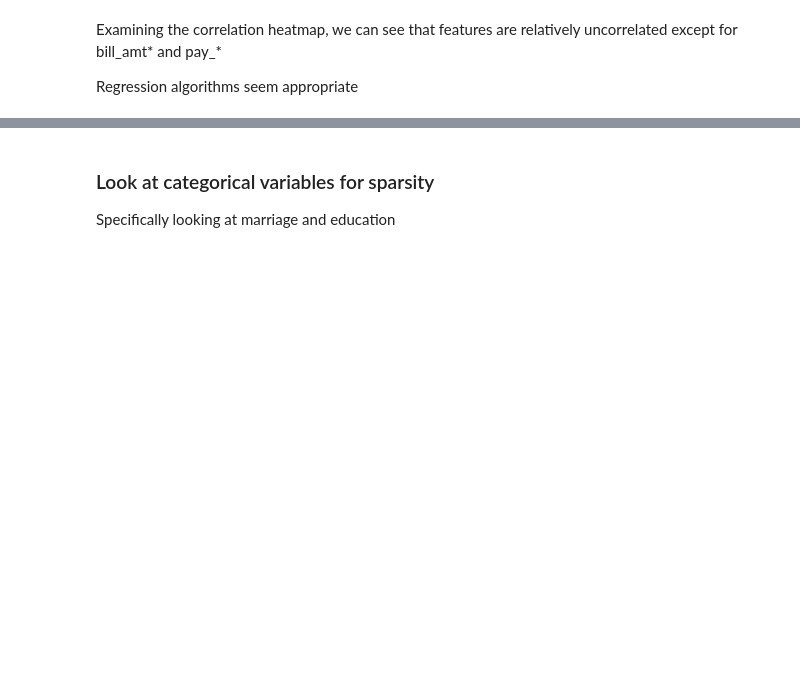
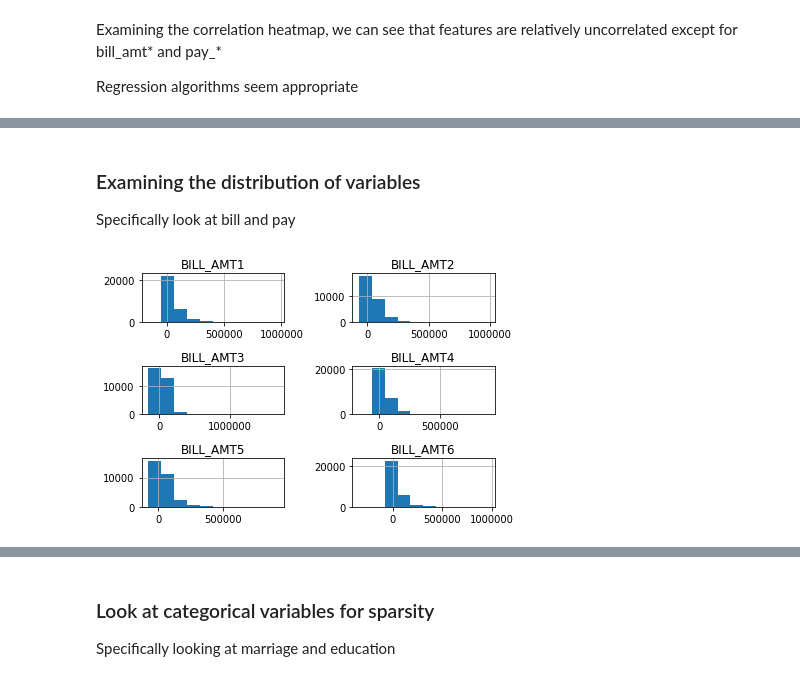
Before and after one commit to ewonguoft/flatiron_project, a Jupyter notebook: Predicting defaults in credit cards.ipynb, the cells around one changed output, grey strips where cells are left out. Cells and saved outputs as stored; diff of their text form; code cells hidden in the pictures; blank space fills up the shorter version.

```diff
--- a/Predicting defaults in credit cards.ipynb
+++ b/Predicting defaults in credit cards.ipynb
@@ -82,0 +103,17 @@ plt.show();
+# %% [markdown]
+### Examining the distribution of variables
+Specifically look at bill and pay
+# %%
+def draw_histograms(df, variables, n_rows, n_cols, n_bins):
+    fig=plt.figure()
+    for i, var_name in enumerate(variables):
+        ax=fig.add_subplot(n_rows,n_cols,i+1)
+        df[var_name].hist(bins=n_bins,ax=ax)
+        ax.set_title(var_name)
+    fig.tight_layout()
+    plt.show()
+# %%
+bills = df[['BILL_AMT1','BILL_AMT2', 'BILL_AMT3', 'BILL_AMT4', 'BILL_AMT5', 'BILL_AMT6']]
+draw_histograms(bills, bills.columns, 3, 2, 10)
+# %% [output]
+[figure, added]
```
Also changed, not shown: parts of 18 cells of this notebook.
